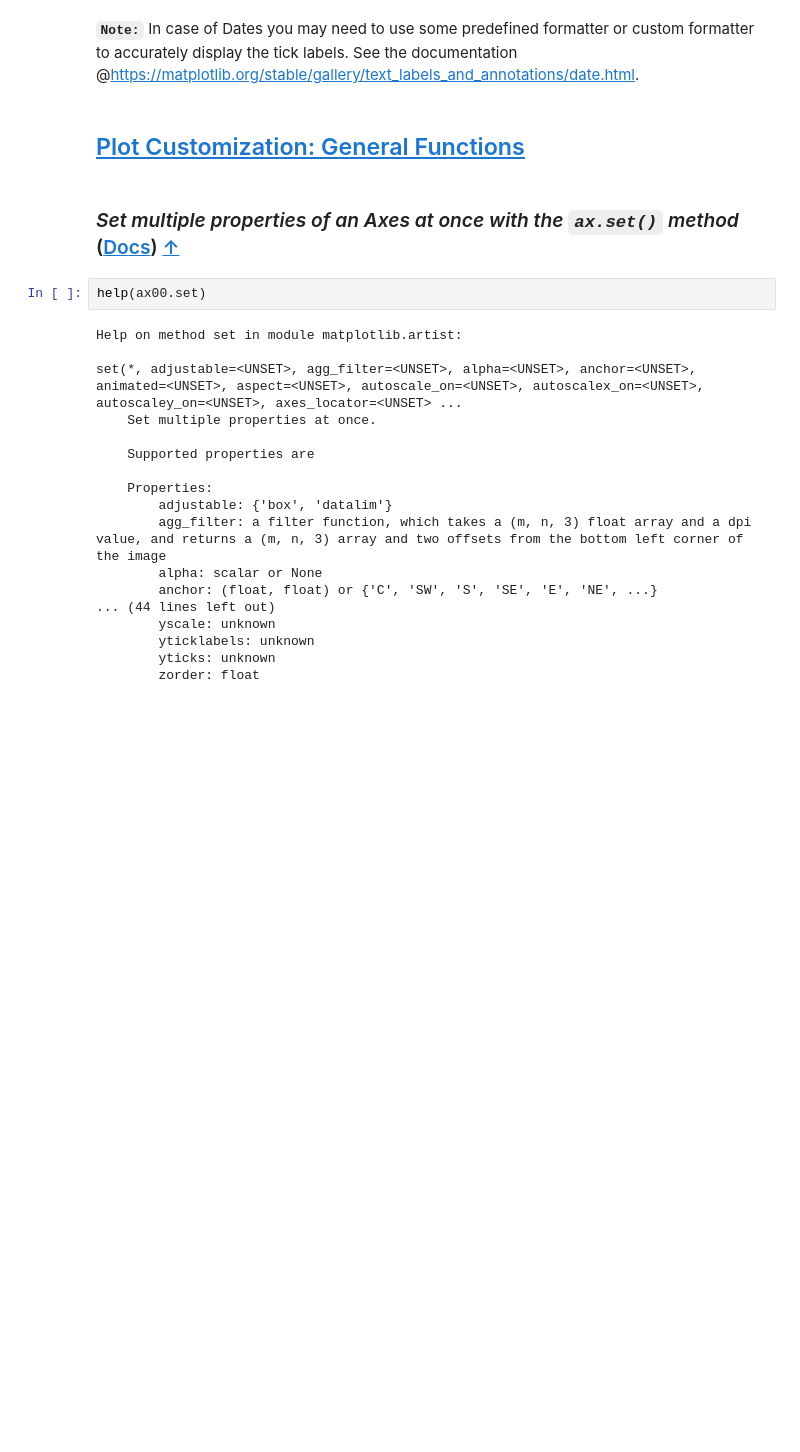
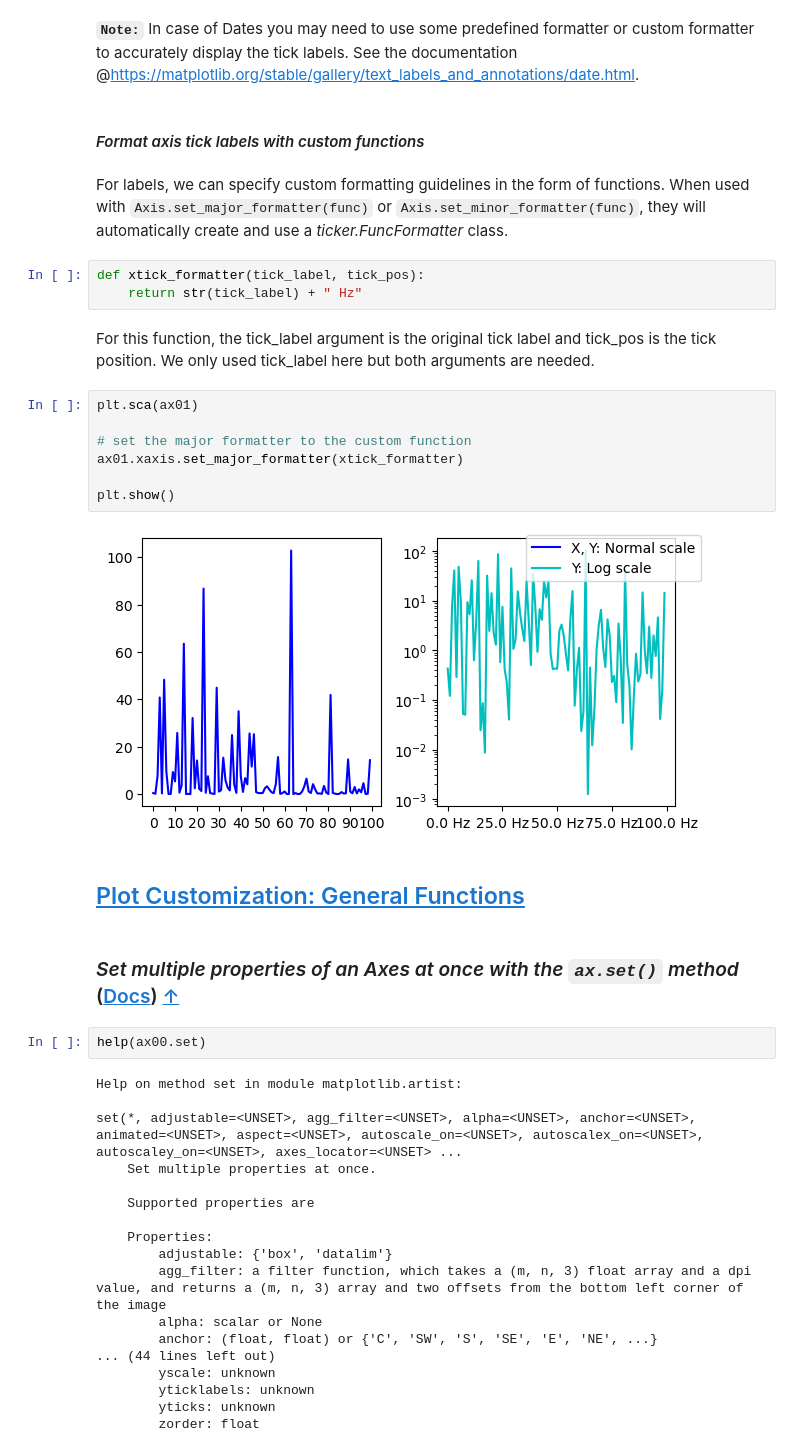
Before and after one commit to AindreaAjax/ML_Introduction, a Jupyter notebook: Data_Visualization/Matplotlib_Basics/03_axis_scales_and_ticks.ipynb, the cells around one changed output. Cells and saved outputs as stored; diff of their text form; blank space fills up the shorter version.

Commit message:
[subsec] use custom function to format tick labels

```diff
--- a/Data_Visualization/Matplotlib_Basics/03_axis_scales_and_ticks.ipynb
+++ b/Data_Visualization/Matplotlib_Basics/03_axis_scales_and_ticks.ipynb
@@ -68,5 +68,23 @@ plt.show()
 # %% [markdown]
 **`Note:`** In case of Dates you may need to use some predefined formatter or custom formatter to accurately display the tick labels. See the documentation @https://matplotlib.org/stable/gallery/text_labels_and_annotations/date.html.
+# %% [markdown]
+#### *Format axis tick labels with custom functions*
+# %% [markdown]
+For labels, we can specify custom formatting guidelines in the form of functions. When used with `Axis.set_major_formatter(func)` or `Axis.set_minor_formatter(func)`, they will automatically create and use a *ticker.FuncFormatter* class.
+# %%
+def xtick_formatter(tick_label, tick_pos):
+    return str(tick_label) + " Hz"
+# %% [markdown]
+For this function, the tick_label argument is the original tick label and tick_pos is the tick position. We only used tick_label here but both arguments are needed.
+# %%
+plt.sca(ax01)
+
+# set the major formatter to the custom function
+ax01.xaxis.set_major_formatter(xtick_formatter)
+
+plt.show()
+# %% [output]
+[figure, added]
 # %% [markdown]
 ## <a id='toc4_'></a>[Plot Customization: General Functions](#toc0_)
 # %% [markdown]
```
Also changed, not shown: parts of 5 cells of this notebook.
